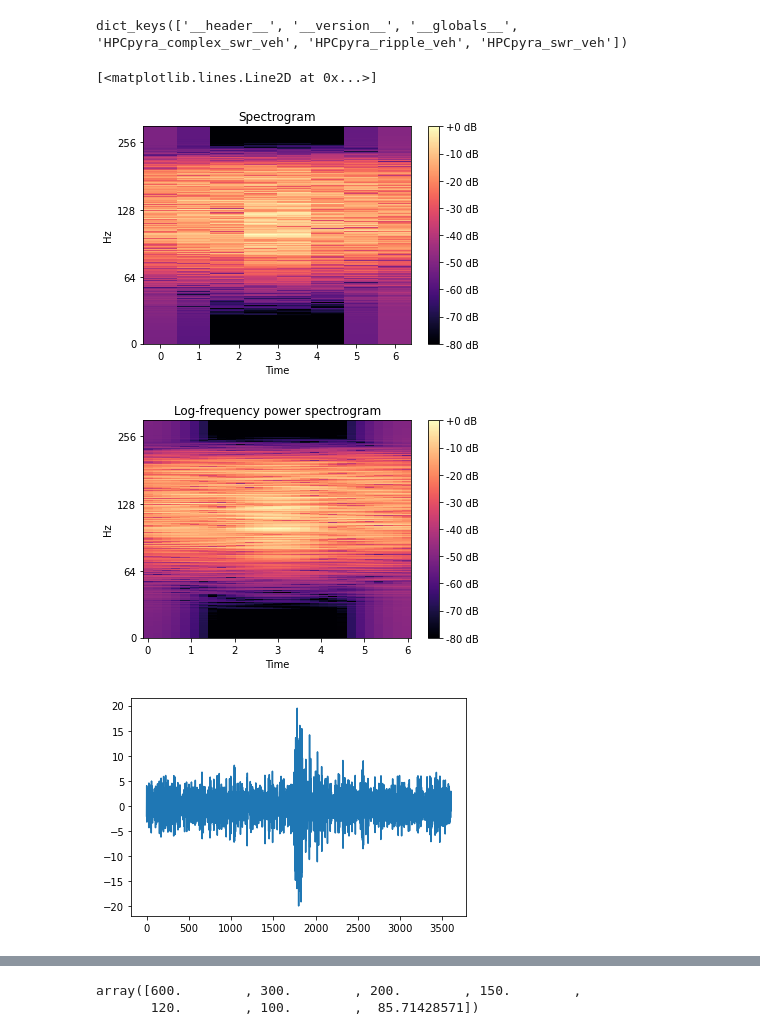
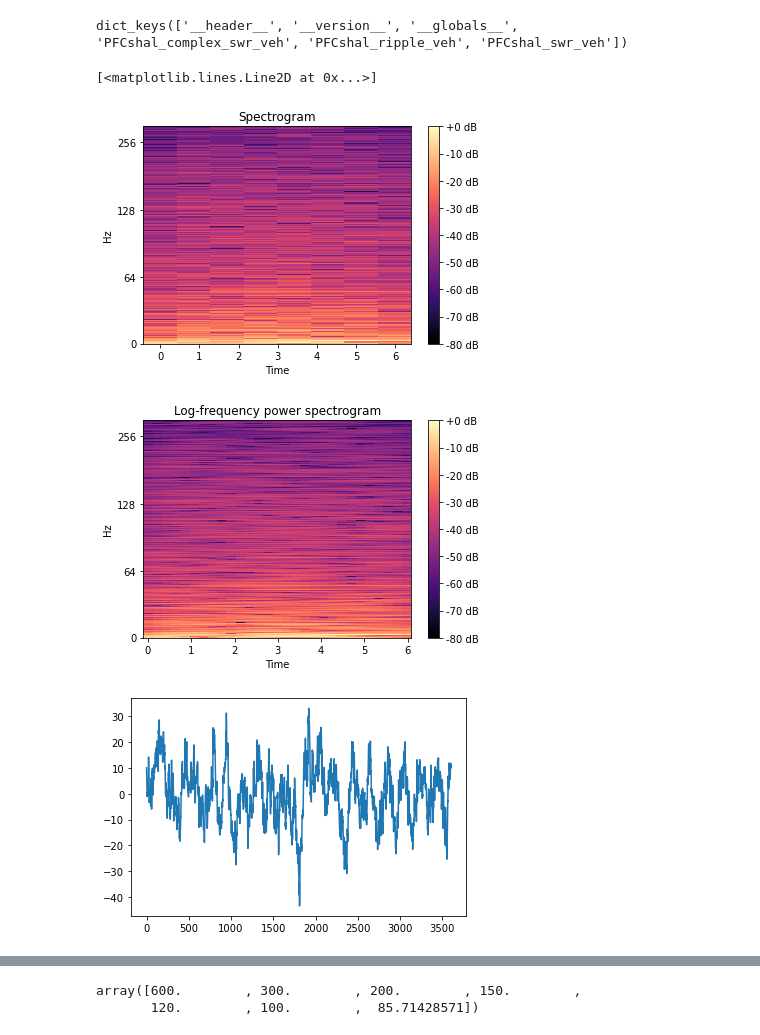
Before and after one commit to genzellab/ripple-classifier, a Jupyter notebook: plots.ipynb, the cells around one changed output, grey strips where cells are left out. Cells and saved outputs as stored; diff of their text form; code cells hidden in the pictures.

```diff
--- a/plots.ipynb
+++ b/plots.ipynb
@@ -11,43 +11,43 @@ import pywt
 # read .mat file
 from scipy.io import loadmat
 mat = loadmat('data/HPCpyra_events.mat')
-# mat = loadmat('data/PFCshal_events.mat')
+mat = loadmat('data/PFCshal_events.mat')
 mat.keys()
 # %% [output]
-dict_keys(['__header__', '__version__', '__globals__', 'HPCpyra_complex_swr_veh', 'HPCpyra_ripple_veh', 'HPCpyra_swr_veh'])
+dict_keys(['__header__', '__version__', '__globals__', 'PFCshal_complex_swr_veh', 'PFCshal_ripple_veh', 'PFCshal_swr_veh'])
 # %%
-dataset = 'HPCpyra_complex_swr_veh'
+dataset = 'PFCshal_complex_swr_veh'
 y, sr = mat[dataset][0] , 600
 
 spec = np.abs(librosa.stft(y,))
 spec = librosa.amplitude_to_db(spec, ref=np.max)
 librosa.display.specshow(spec, sr=sr, x_axis='time', y_axis='log')
 plt.colorbar(format='%+2.0f dB')
 plt.title('Spectrogram')
 
 
 
 fig, ax = plt.subplots()
 
 hop_length = 128
 
 D = librosa.amplitude_to_db(np.abs(librosa.stft(y, hop_length=hop_length)),
                             ref=np.max)
 img = librosa.display.specshow(D, y_axis='log', sr=sr, hop_length=hop_length,
 
                          x_axis='time', ax=ax)
 ax.set(title='Log-frequency power spectrogram')
 ax.label_outer()
 fig.colorbar(img, ax=ax, format="%+2.f dB")
 
 fig, ax = plt.subplots()
 
 plt.plot(mat[dataset][0])
 # %% [output]
 [<matplotlib.lines.Line2D at 0x...>]
-[figure, old version]
+[figure, new version]
-[figure, old version]
+[figure, new version]
-[figure, old version]
+[figure, new version]
 # %%
 
 #taken from https://ataspinar.com/2018/12/21/a-guide-for-using-the-wavelet-transform-in-machine-learning/
```
Also changed, not shown: parts of 1 cell of this notebook, 2 other files.
